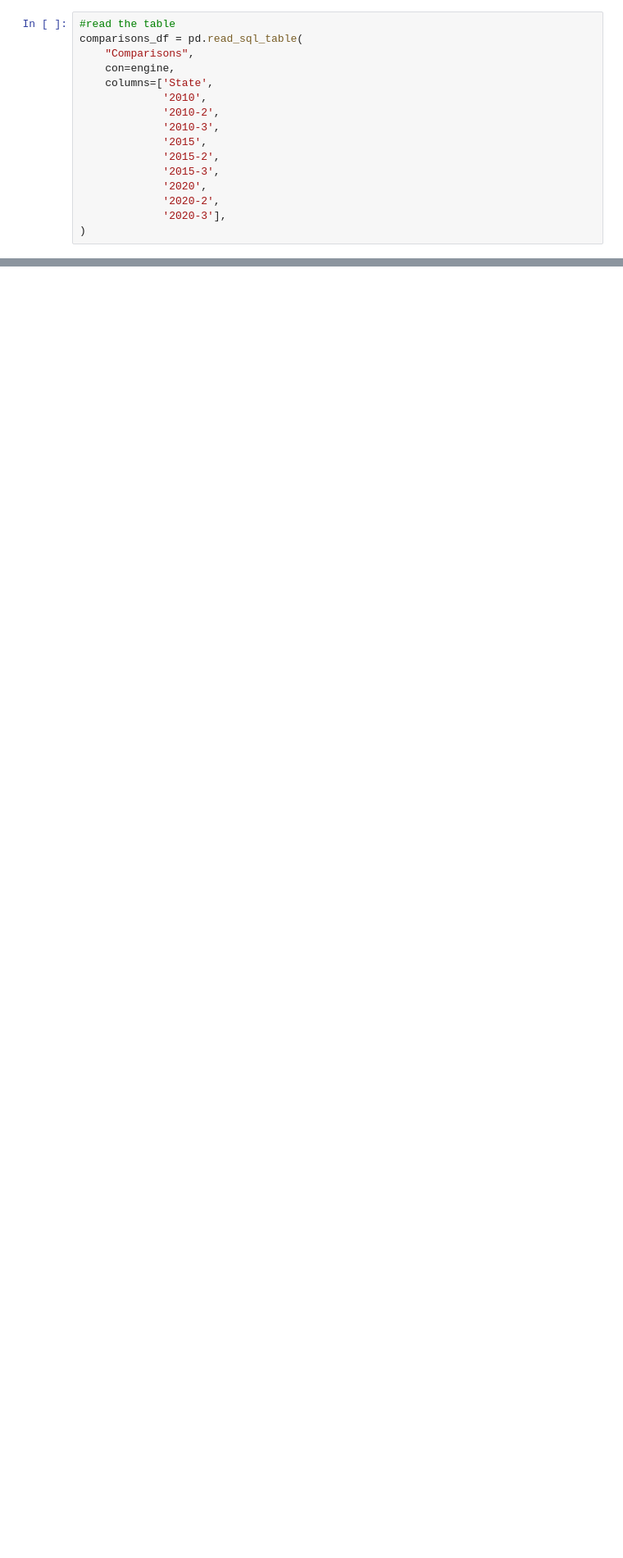
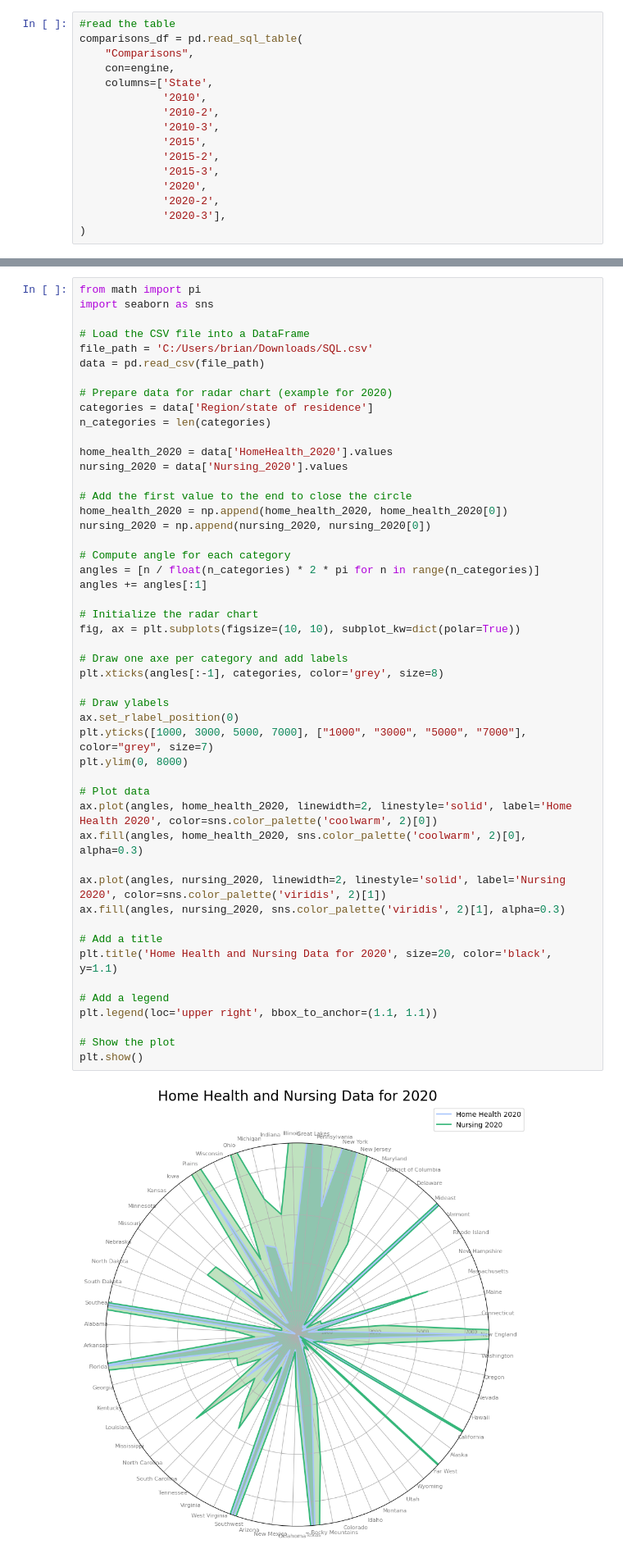
Before and after one commit to MyJineng/Healthcare-ETL, a Jupyter notebook: Notebooks/Project_Notebook.ipynb, the cells around one changed output, grey strips where cells are left out. Shown at 82% size. Cells and saved outputs as stored; diff of their text form; blank space fills up the shorter version.

```diff
--- a/Notebooks/Project_Notebook.ipynb
+++ b/Notebooks/Project_Notebook.ipynb
@@ -507,0 +401,51 @@ plt.show
+# %%
+from math import pi
+import seaborn as sns
+
+# Load the CSV file into a DataFrame
+file_path = 'C:/Users/brian/Downloads/SQL.csv'
+data = pd.read_csv(file_path)
+
+# Prepare data for radar chart (example for 2020)
+categories = data['Region/state of residence']
+n_categories = len(categories)
+
+home_health_2020 = data['HomeHealth_2020'].values
+nursing_2020 = data['Nursing_2020'].values
+
+# Add the first value to the end to close the circle
+home_health_2020 = np.append(home_health_2020, home_health_2020[0])
+nursing_2020 = np.append(nursing_2020, nursing_2020[0])
+
+# Compute angle for each category
+angles = [n / float(n_categories) * 2 * pi for n in range(n_categories)]
+angles += angles[:1]
+
+# Initialize the radar chart
+fig, ax = plt.subplots(figsize=(10, 10), subplot_kw=dict(polar=True))
+
+# Draw one axe per category and add labels
+plt.xticks(angles[:-1], categories, color='grey', size=8)
+
+# Draw ylabels
+ax.set_rlabel_position(0)
+plt.yticks([1000, 3000, 5000, 7000], ["1000", "3000", "5000", "7000"], color="grey", size=7)
+plt.ylim(0, 8000)
+
+# Plot data
+ax.plot(angles, home_health_2020, linewidth=2, linestyle='solid', label='Home Health 2020', color=sns.color_palette('coolwarm', 2)[0])
+ax.fill(angles, home_health_2020, sns.color_palette('coolwarm', 2)[0], alpha=0.3)
+
+ax.plot(angles, nursing_2020, linewidth=2, linestyle='solid', label='Nursing 2020', color=sns.color_palette('viridis', 2)[1])
+ax.fill(angles, nursing_2020, sns.color_palette('viridis', 2)[1], alpha=0.3)
+
+# Add a title
+plt.title('Home Health and Nursing Data for 2020', size=20, color='black', y=1.1)
+
+# Add a legend
+plt.legend(loc='upper right', bbox_to_anchor=(1.1, 1.1))
+
+# Show the plot
+plt.show()
+# %% [output]
+[figure, added]
```
Also changed, not shown: parts of 19 cells of this notebook.
